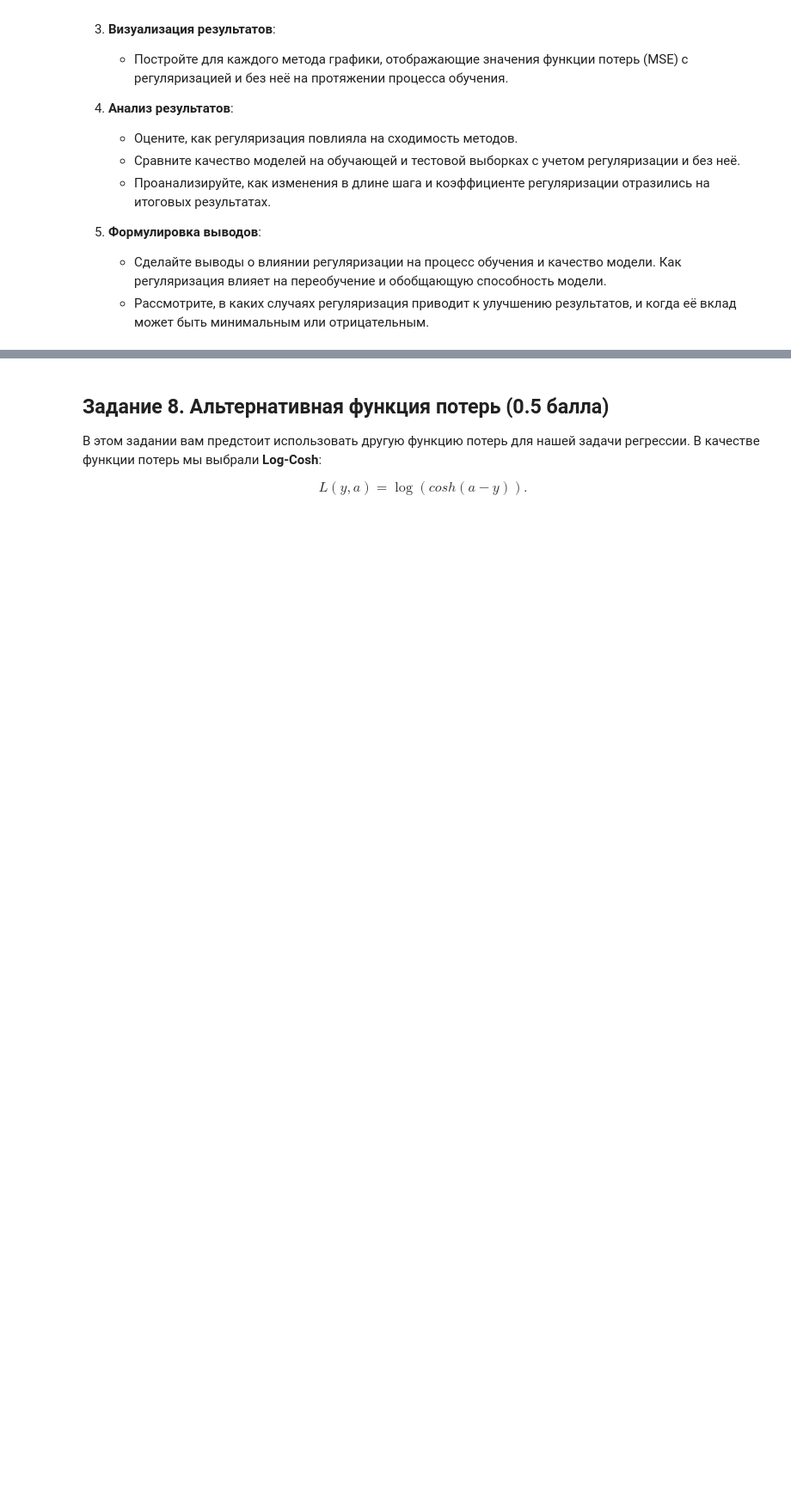
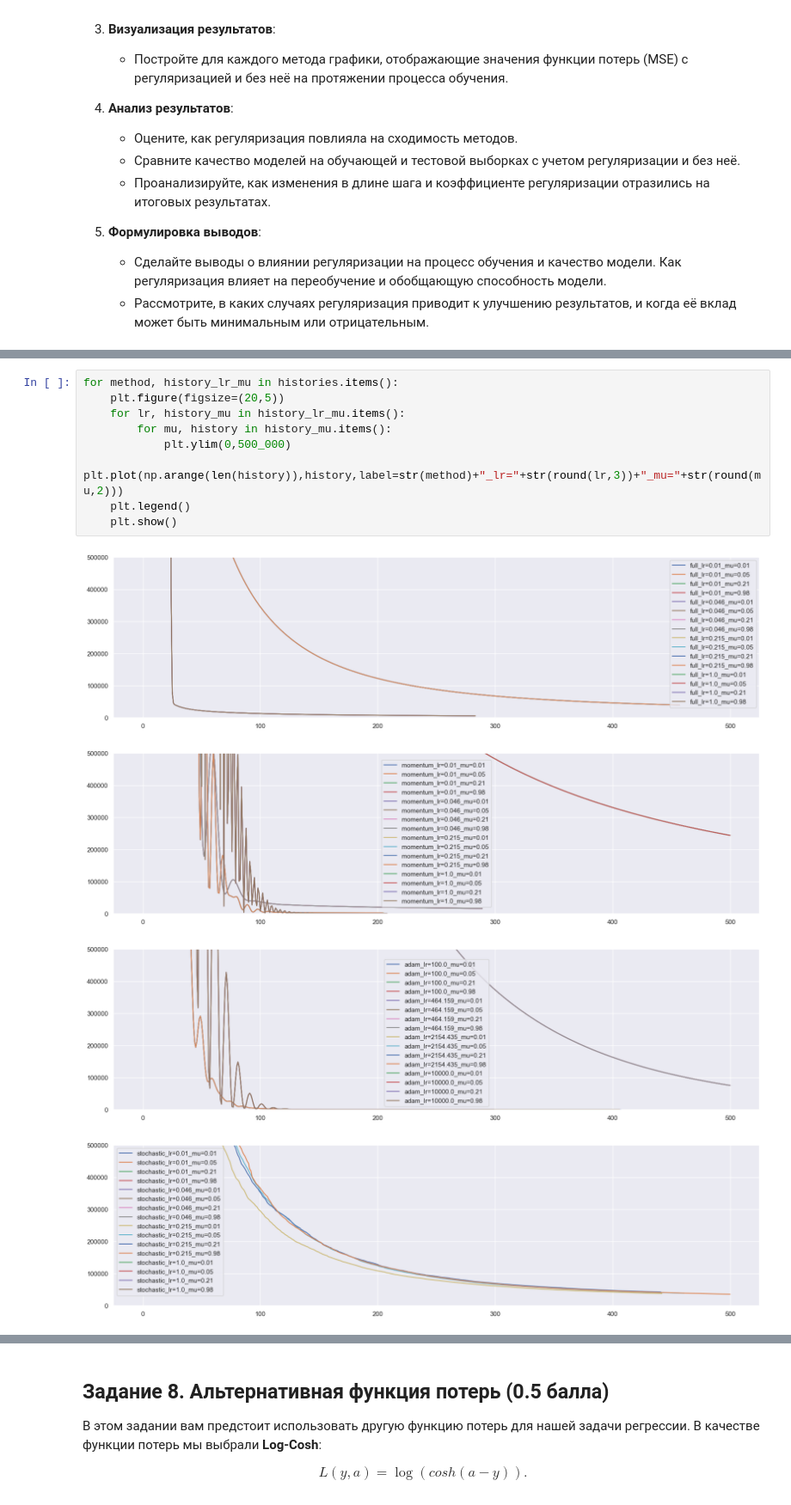
Before and after one commit to Aleshka5/LinReg_homework, a Jupyter notebook: ML MAI & SBER. GD. LAB 4.ipynb, the cells around one changed output, grey strips where cells are left out. Shown at 86% size. Drawn from its saved outputs; the diff is of its cells as text; blank space fills up the shorter version.

```diff
--- a/ML MAI & SBER. GD. LAB 4.ipynb
+++ b/ML MAI & SBER. GD. LAB 4.ipynb
@@ -815,0 +876,14 @@ $$
+# %%
+for method, history_lr_mu in histories.items():
+    plt.figure(figsize=(20,5))
+    for lr, history_mu in history_lr_mu.items():
+        for mu, history in history_mu.items():
+            plt.ylim(0,500_000)
+            plt.plot(np.arange(len(history)),history,label=str(method)+"_lr="+str(round(lr,3))+"_mu="+str(round(mu,2)))
+    plt.legend()
+    plt.show()
+# %% [output]
+[figure, added]
+[figure, added]
+[figure, added]
+[figure, added]
```
Also changed, not shown: parts of 19 cells of this notebook, 1 other file.
